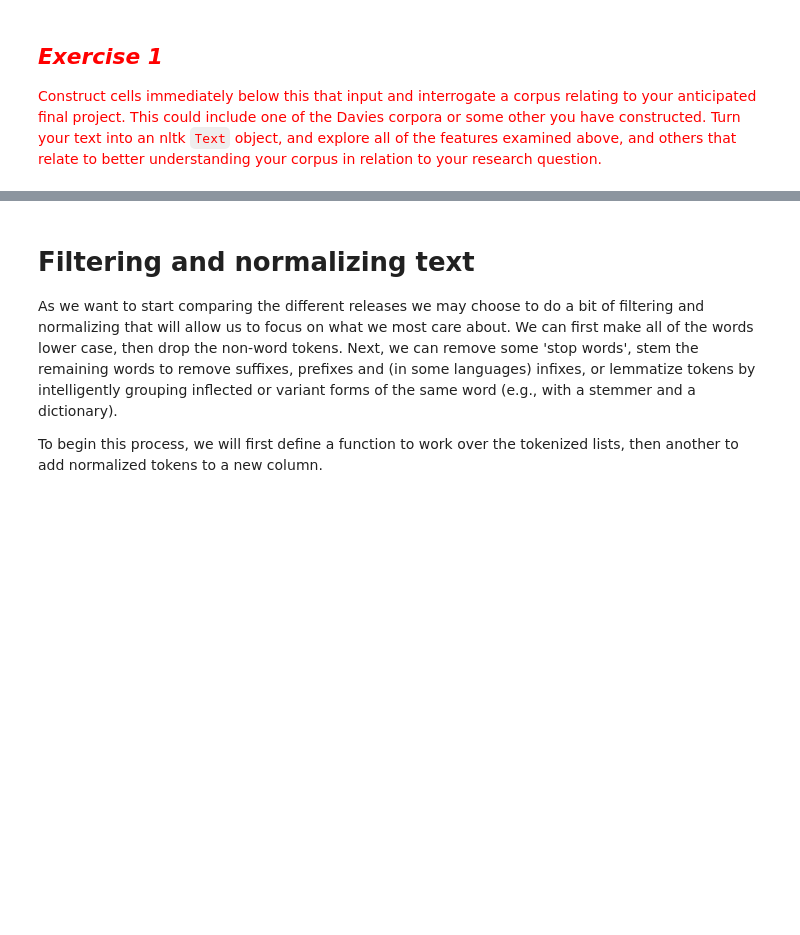
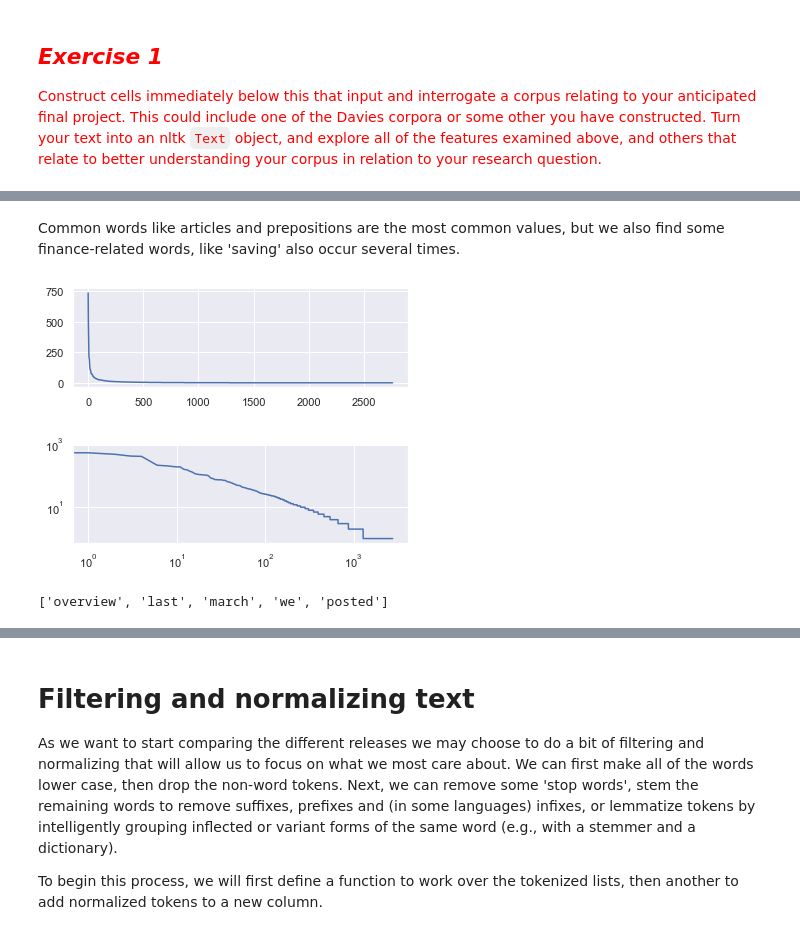
Before and after one commit to jinfei1125/Homework-Notebooks, a Jupyter notebook: week-2/2-Counting-Words-Phrases.ipynb, the cells around one changed output, grey strips where cells are left out. Cells and saved outputs as stored; diff of their text form; code cells hidden in the pictures; blank space fills up the shorter version.

```diff
--- a/week-2/2-Counting-Words-Phrases.ipynb
+++ b/week-2/2-Counting-Words-Phrases.ipynb
@@ -347,0 +486,13 @@ whReleases['word_counts']
+# %%
+text_lst = list(reddit['selftext'])
+# %%
+word_lst = []
+for text in text_lst:
+    word_lst.extend(word_tokenize(text))
+# %%
+for i in range(len(word_lst)):
+    word_lst[i] = word_lst[i].lower()
+# %%
+counted_words = wordCounter(word_lst)
+counted_words.sort_values('count', ascending=False, inplace=True)
+counted_words[:100]
@@ -347,0 +513,19 @@ whReleases['word_counts']
+# %% [markdown]
+Common words like articles and prepositions are the most common values, but we also find some finance-related words, like 'saving' also occur several times.
+# %%
+fig = plt.figure()
+ax = fig.add_subplot(211)
+plt.plot(range(len(counted_words)), counted_words['count'])
+fig = plt.figure()
+ax = fig.add_subplot(212)
+plt.plot(range(len(counted_words)), counted_words['count'])
+ax.set_yscale('log')
+ax.set_xscale('log')
+plt.show()
+# %% [output]
+[figure, added]
+[figure, added]
+# %%
+word_lst[:5]
+# %% [output]
+['overview', 'last', 'march', 'we', 'posted']
```
Also changed, not shown: parts of 27 cells of this notebook, 2 other files.
